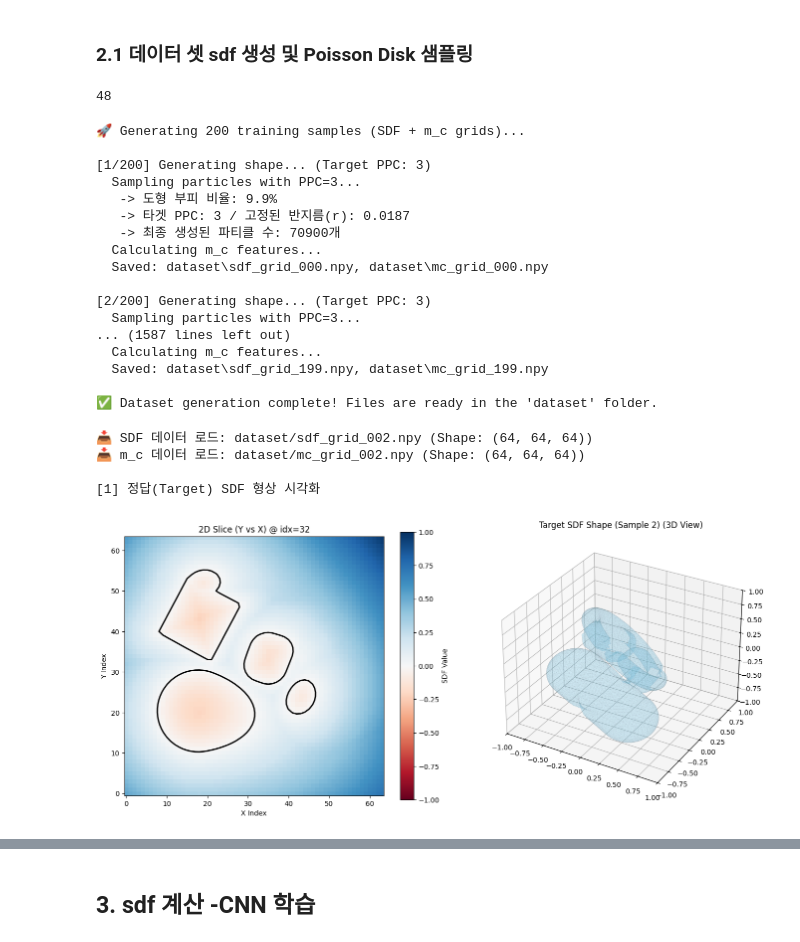
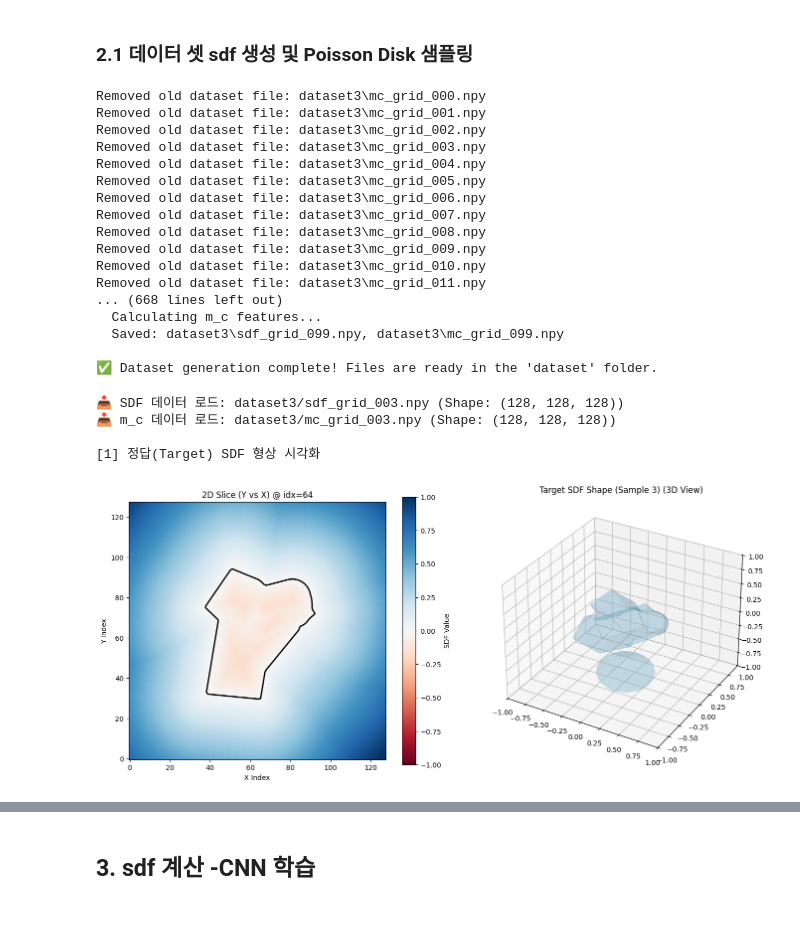
Before and after one commit to ybg1219/reconstruction, a Jupyter notebook: main.ipynb, the cells around one changed output, grey strips where cells are left out. Cells and saved outputs as stored; diff of their text form; code cells hidden in the pictures; blank space fills up the shorter version.

```diff
--- a/main.ipynb
+++ b/main.ipynb
@@ -43,19 +39,15 @@ np.random.seed(42)
-# %%
-len(ppc_list)
-# %% [output]
-48
 # %%
 import os
 import glob
 
-OUTPUT_DIR = "dataset"
+OUTPUT_DIR = "dataset3"
 os.makedirs(OUTPUT_DIR, exist_ok=True)
 
 # Clean up old single shape files to avoid confusion
-# old_files = glob.glob(os.path.join(OUTPUT_DIR, "*.npy"))
-# for f in old_files:
-#     os.remove(f)
-#     print(f"Removed old dataset file: {f}")
+old_files = glob.glob(os.path.join(OUTPUT_DIR, "*.npy"))
+for f in old_files:
+    # os.remove(f)
+    print(f"Removed old dataset file: {f}")
 
 DATASET_SIZE = 200
 ppc_list = [1, 2, 3, 4] * (DATASET_SIZE // 4)
@@ -71,7 +63,6 @@ print(f"\n🚀 Generating {DATASET_SIZE} training samples (SDF + m_c grids)...")
 for i in range(START_INDEX, DATASET_SIZE):
     # 🚨 [수정] 무작위로 섞인 리스트에서 이번 차례의 ppc 값을 꺼내옵니다.
     current_ppc = ppc_list[i]
-
     print(f"\n[{i+1}/{DATASET_SIZE}] Generating shape... (Target PPC: {current_ppc})")
 
     # 1. Generate SDF
@@ -98,52 +89,52 @@ for i in range(START_INDEX, DATASET_SIZE):
 
 print("\n✅ Dataset generation complete! Files are ready in the 'dataset' folder.")
 # %% [output]
-🚀 Generating 200 training samples (SDF + m_c grids)...
-
-[1/200] Generating shape... (Target PPC: 3)
-  Sampling particles with PPC=3...
-   -> 도형 부피 비율: 9.9%
-   -> 타겟 PPC: 3 / 고정된 반지름(r): 0.0187
-   -> 최종 생성된 파티클 수: 70900개
+Removed old dataset file: dataset3\mc_grid_000.npy
+Removed old dataset file: dataset3\mc_grid_001.npy
+Removed old dataset file: dataset3\mc_grid_002.npy
+Removed old dataset file: dataset3\mc_grid_003.npy
+Removed old dataset file: dataset3\mc_grid_004.npy
+Removed old dataset file: dataset3\mc_grid_005.npy
+Removed old dataset file: dataset3\mc_grid_006.npy
+Removed old dataset file: dataset3\mc_grid_007.npy
+Removed old dataset file: dataset3\mc_grid_008.npy
+Removed old dataset file: dataset3\mc_grid_009.npy
+Removed old dataset file: dataset3\mc_grid_010.npy
+Removed old dataset file: dataset3\mc_grid_011.npy
+... (668 lines left out)
   Calculating m_c features...
-  Saved: dataset\sdf_grid_000.npy, dataset\mc_grid_000.npy
-
-[2/200] Generating shape... (Target PPC: 3)
-  Sampling particles with PPC=3...
-... (1587 lines left out)
-  Calculating m_c features...
-  Saved: dataset\sdf_grid_199.npy, dataset\mc_grid_199.npy
+  Saved: dataset3\sdf_grid_099.npy, dataset3\mc_grid_099.npy
 
 ✅ Dataset generation complete! Files are ready in the 'dataset' folder.
 # %%
 import numpy as np
 import torch
 from modules.config import config
 from modules.visualizer import visualize_simulation, visualize_feature_grid,visualize_particles_and_features
 
 # 1. 확인할 데이터 인덱스 설정 (0 ~ 4)
-sample_idx = 2
-sdf_file = f"dataset/sdf_grid_{sample_idx:03d}.npy"
-mc_file = f"dataset/mc_grid_{sample_idx:03d}.npy"
+sample_idx = 3
+sdf_file = f"dataset3/sdf_grid_{sample_idx:03d}.npy"
+mc_file = f"dataset3/mc_grid_{sample_idx:03d}.npy"
 
 # 2. 데이터 로드 완료
 sdf_grid = np.load(sdf_file)
 mc_grid = np.load(mc_file)
 print(f"📥 SDF 데이터 로드: {sdf_file} (Shape: {sdf_grid.shape})")
 print(f"📥 m_c 데이터 로드: {mc_file} (Shape: {mc_grid.shape})")
 
 # 3. [시각화 1] Target SDF (원본 3D 지오메트리 형태)
 print("\n[1] 정답(Target) SDF 형상 시각화")
 visualize_simulation(
     sdf_grid=sdf_grid,
     domain_size=config.domain_size,
     title=f"Target SDF Shape (Sample {sample_idx})"
 )
 # %% [output]
-📥 SDF 데이터 로드: dataset/sdf_grid_002.npy (Shape: (64, 64, 64))
-📥 m_c 데이터 로드: dataset/mc_grid_002.npy (Shape: (64, 64, 64))
+📥 SDF 데이터 로드: dataset3/sdf_grid_003.npy (Shape: (128, 128, 128))
+📥 m_c 데이터 로드: dataset3/mc_grid_003.npy (Shape: (128, 128, 128))
 
 [1] 정답(Target) SDF 형상 시각화
-[figure, old version]
+[figure, new version]
 # %%
 # 1. 기존 Config 설정값 기준
```
Also changed, not shown: parts of 21 cells of this notebook, 4 other files.
